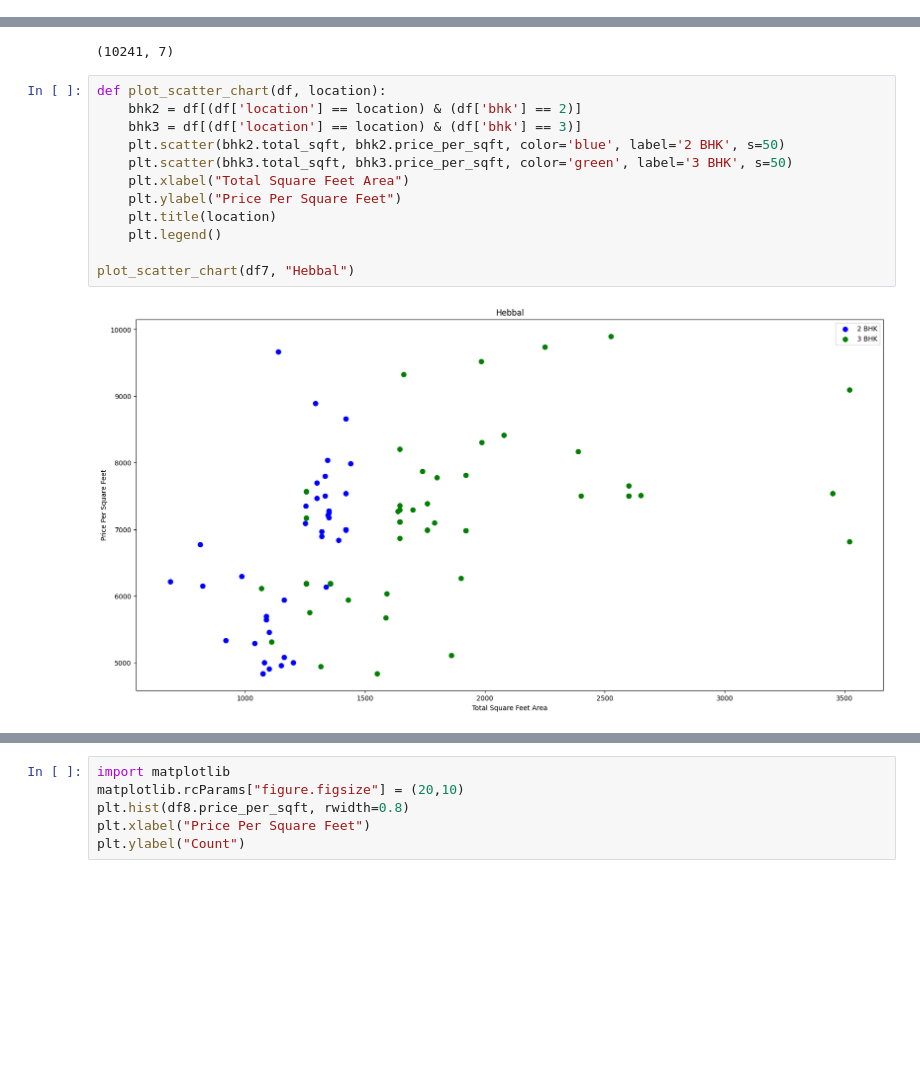
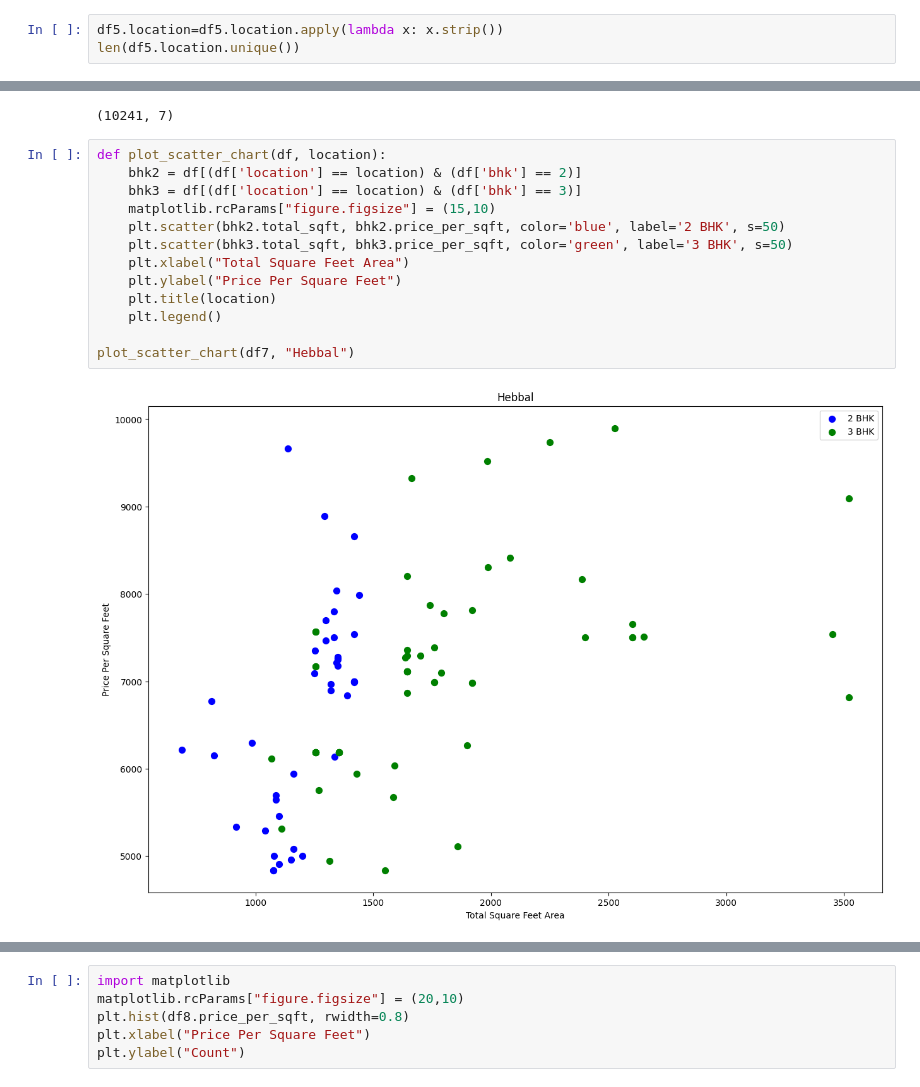
Before and after one commit to unnati2612/House_Prediction, a Jupyter notebook: house_prediction.ipynb, the cells around one changed output, grey strips where cells are left out. Saved outputs shown, nothing was run; the diff lists cells and outputs as text; blank space fills up the shorter version.

```diff
--- a/house_prediction.ipynb
+++ b/house_prediction.ipynb
@@ -218,3 +218,6 @@ df5.location = df5.location.apply(lambda x: 'other' if x in location_stats_less_
 len(df5.location.unique())
 # %% [output]
 242
+# %%
+df5.location=df5.location.apply(lambda x: x.strip())
+len(df5.location.unique())
@@ -281,17 +286,18 @@ df7.shape
 # %%
 def plot_scatter_chart(df, location):
     bhk2 = df[(df['location'] == location) & (df['bhk'] == 2)]
     bhk3 = df[(df['location'] == location) & (df['bhk'] == 3)]
+    matplotlib.rcParams["figure.figsize"] = (15,10)
     plt.scatter(bhk2.total_sqft, bhk2.price_per_sqft, color='blue', label='2 BHK', s=50)
     plt.scatter(bhk3.total_sqft, bhk3.price_per_sqft, color='green', label='3 BHK', s=50)
     plt.xlabel("Total Square Feet Area")
     plt.ylabel("Price Per Square Feet")
     plt.title(location)
     plt.legend()
 
 plot_scatter_chart(df7, "Hebbal")
 # %% [output]
-[figure, old version]
+[figure, new version]
 # %%
 def remove_bhk_outliers(df):
     exclude_indices = np.array([])
```
Also changed, not shown: parts of 10 cells of this notebook.
